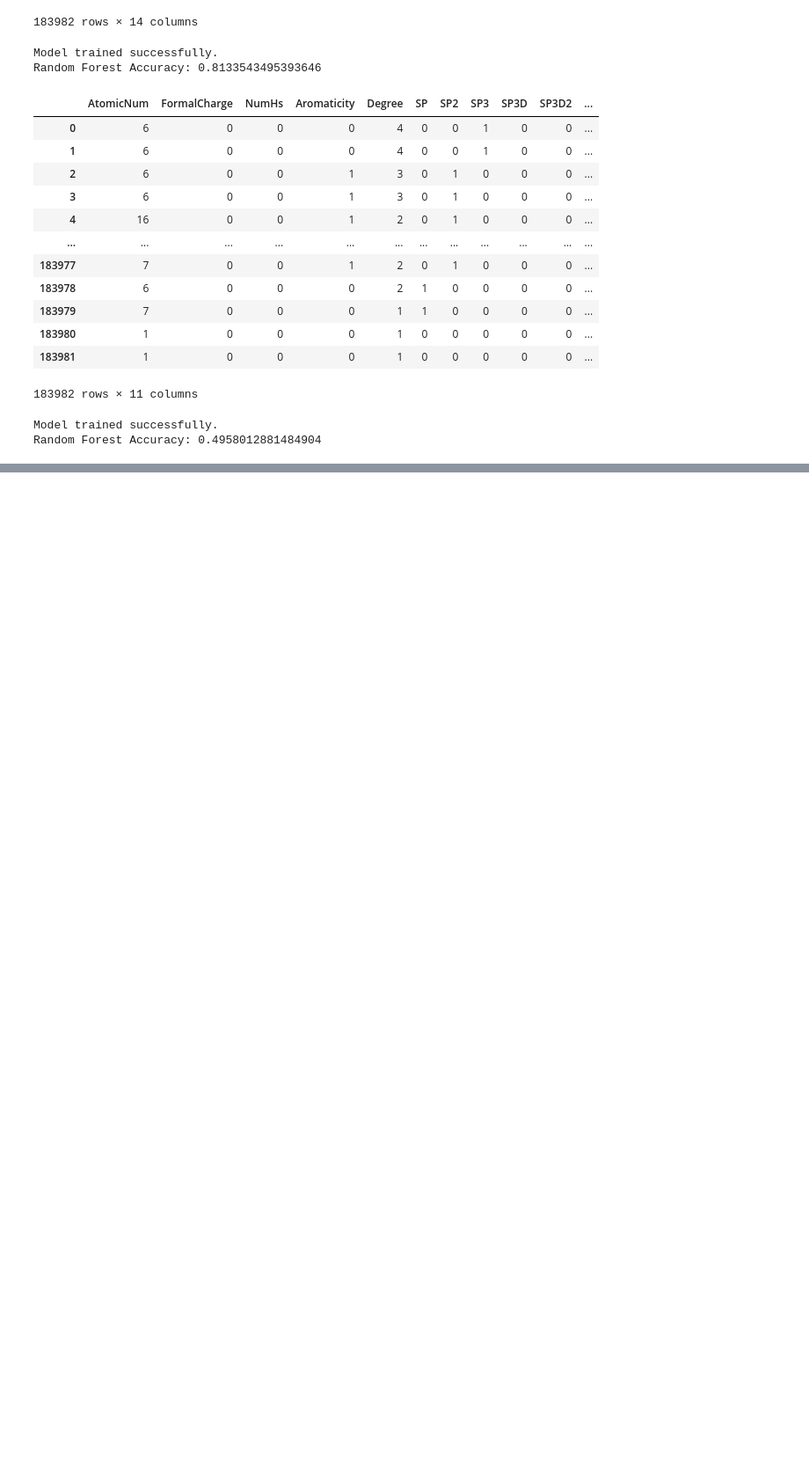
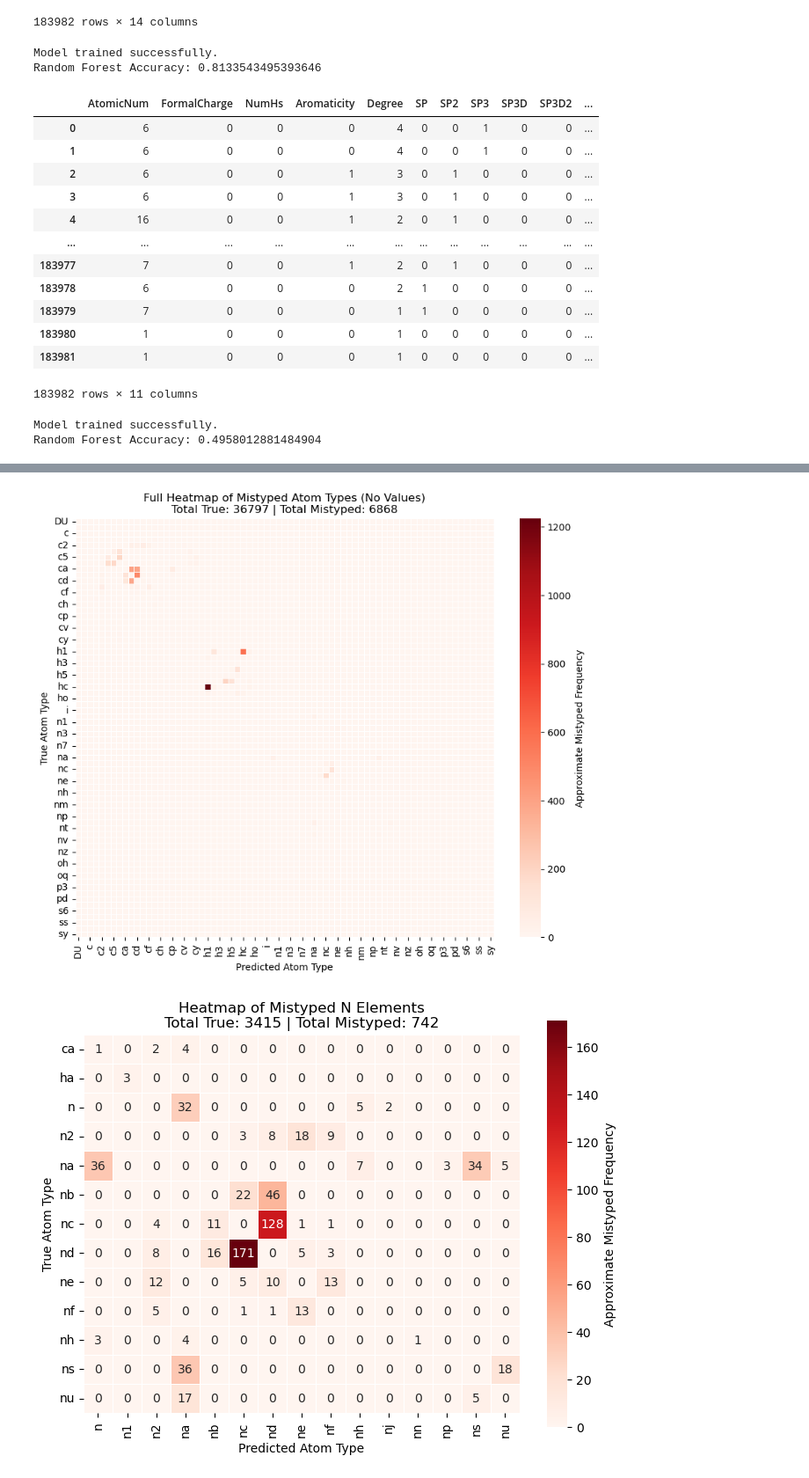
Before and after one commit to brandonrobello/MSSExBiovia, a Jupyter notebook: atomMLtype_testing.ipynb, the cells around one changed output, grey strips where cells are left out. Shown at 88% size. Cells and saved outputs as stored; diff of their text form; code cells hidden in the pictures; blank space fills up the shorter version.

```diff
--- a/atomMLtype_testing.ipynb
+++ b/atomMLtype_testing.ipynb
@@ -244,0 +481,5 @@ Random Forest Accuracy: 0.4958012881484904
+# %%
+generate_elemental_heatmaps(y_test_decoded, y_pred_decoded)
+# %% [output]
+[figure, added]
+[figure, added]
```
Also changed, not shown: parts of 24 cells of this notebook, 2 other files.
